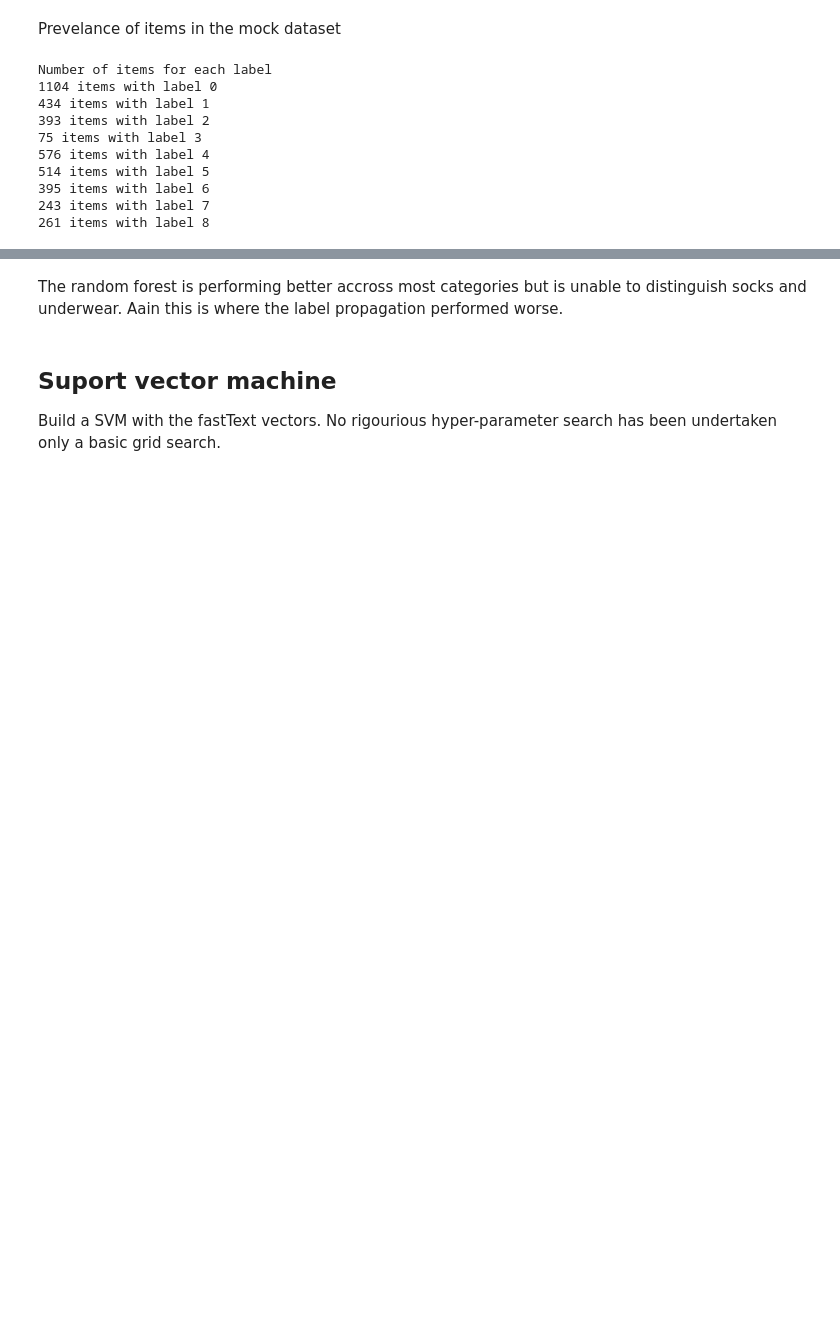
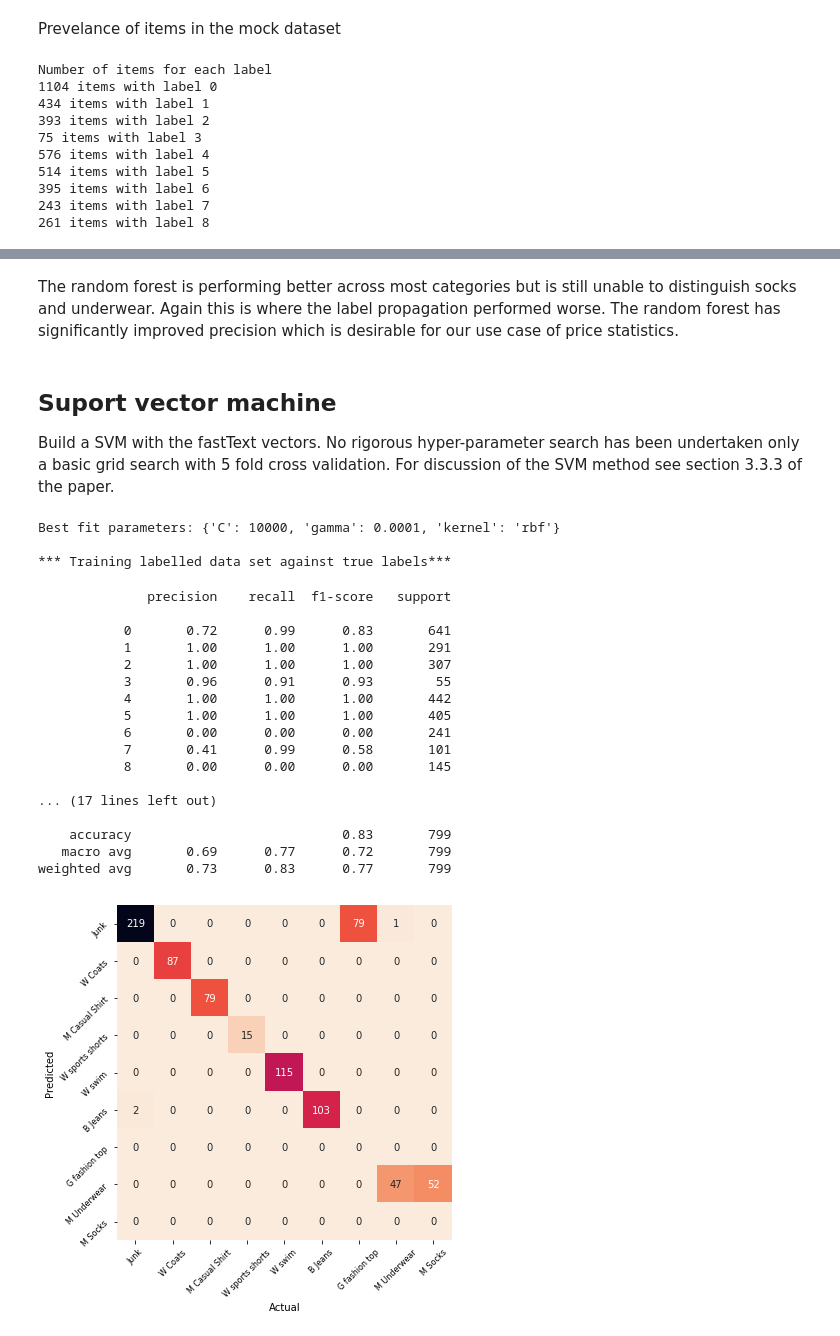
Before and after one commit to ONSBigData/labelpropagation_clothing, a Jupyter notebook: label_propagation_and_classification.ipynb, the cells around one changed output, grey strips where cells are left out. Saved outputs shown, nothing was run; the diff lists cells and outputs as text; code cells hidden in the pictures; blank space fills up the shorter version.

```diff
--- a/label_propagation_and_classification.ipynb
+++ b/label_propagation_and_classification.ipynb
@@ -451,46 +539,74 @@ fig.tight_layout()
 # %% [markdown]
-The random forest is performing better accross most categories but is unable to distinguish socks and underwear. Aain this is where the label propagation performed worse.
+The random forest is performing better across most categories but is still unable to distinguish socks and underwear. Again this is where the label propagation performed worse. The random forest has significantly improved precision which is desirable for our use case of price statistics.
 # %% [markdown]
 ## Suport vector machine
 
-Build a SVM with the fastText vectors. No rigourious hyper-parameter search has been undertaken only a basic grid search.
+Build a SVM with the fastText vectors. No rigorous hyper-parameter search has been undertaken only a basic grid search with 5 fold cross validation. For discussion of the SVM method see section 3.3.3 of the paper.
+# %%
+param_grid = [{'C':[10,100,1000,2000,5000,10000],
+               'gamma':[0.0,0.00001,0.0001,0.01],
+               'kernel':['rbf']}]
+
+svm_clf = GridSearchCV(estimator=SVC(probability=True),param_grid=param_grid,cv=5)
+svm_clf.fit(X_train_in,labelled['label_combined'])
+svm_param = svm_clf.best_params_
 # %%
-param_grid = [{'C':[10,100,1000,2000,5000,10000,20000],'gamma':[0.0,0.00001,0.00005,0.0001,0.01],'kernel':['rbf']}]
+print(f"Best fit parameters: {svm_param}")
 
-svm_clf = GridSearchCV(estimator=SVC(probability=True),param_grid=param_grid,cv=5)
-svm_clf.fit(X_train_in,labelled['label_combined'])
-svm_param = svm_clf.best_params_
-print(f"Best fit parameters: {dt_params}")
-
-svm_clf = SVC(**svm_param, probability=True) #max_depth=10,min_samples_leaf=5)
+svm_clf = SVC(**svm_param, probability=True)
 svm_clf.fit(X_train_in,labelled['label_combined'])
 
 predict_svm=svm_clf.predict(X_test_in)
 
 print('\n*** Training labelled data set against true labels***')
 print(classification_report(labelled_y,svm_clf.predict(X_train_in)))
 
-
 print('\n*** Test split of labelled data set ***')
 print(classification_report(y_test,predict_svm))
 
 mat = confusion_matrix(y_test,predict_svm)
 fig,ax=plt.subplots(figsize=(6,6))
-sns.heatmap(mat.T,square=True,annot=True,fmt='d',cbar=False)
+sns.heatmap(mat.T,square=True,annot=True,fmt='d',cbar=False,cmap=sns.cm.rocket_r)
 ax.tick_params(axis='both', which='major', labelsize=8)
 ax.set_xlabel('Actual')
 ax.set_ylabel('Predicted')
 
 predict_proba=svm_clf.predict_proba(X_test_in)
 
 
-ax.set_yticklabels(['Junk','W Coats','M Casual Shirt', 'W sports shorts','W swim',
-               'B Jeans','G fashion top','M Underwear','M Socks'][::-1],rotation=45)
+ax.set_yticklabels(['Junk','W Coats','M Casual Shirt',
+                    'W sports shorts','W swim',
+                    'B Jeans','G fashion top','M Underwear',
+                    'M Socks'],rotation=45)
 
-ax.set_xticklabels(['Junk','W Coats','M Casual Shirt', 'W sports shorts','W swim',
-               'B Jeans','G fashion top','M Underwear','M Socks'],rotation=45)
+ax.set_xticklabels(['Junk','W Coats','M Casual Shirt',
+                    'W sports shorts','W swim',
+                    'B Jeans','G fashion top','M Underwear',
+                    'M Socks'],rotation=45)
 
 ax.tick_params(axis='both', which='major', labelsize=8)
 ax.set_xlabel('Actual')
 ax.set_ylabel('Predicted')
 fig.tight_layout()
+# %% [output]
+Best fit parameters: {'C': 10000, 'gamma': 0.0001, 'kernel': 'rbf'}
+
+*** Training labelled data set against true labels***
+              precision    recall  f1-score   support
+
+           0       0.72      0.99      0.83       641
+           1       1.00      1.00      1.00       291
+           2       1.00      1.00      1.00       307
+           3       0.96      0.91      0.93        55
+           4       1.00      1.00      1.00       442
+           5       1.00      1.00      1.00       405
+           6       0.00      0.00      0.00       241
+           7       0.41      0.99      0.58       101
+           8       0.00      0.00      0.00       145
+
+... (17 lines left out)
+
+    accuracy                           0.83       799
+   macro avg       0.69      0.77      0.72       799
+weighted avg       0.73      0.83      0.77       799
+[figure, added]
```
Also changed, not shown: parts of 48 cells of this notebook, 11 other files.
